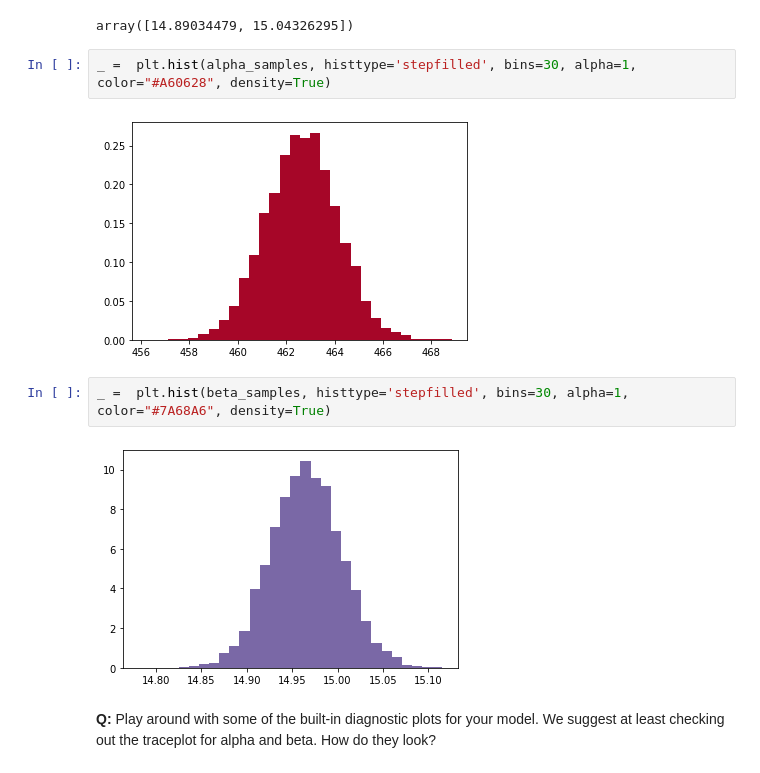
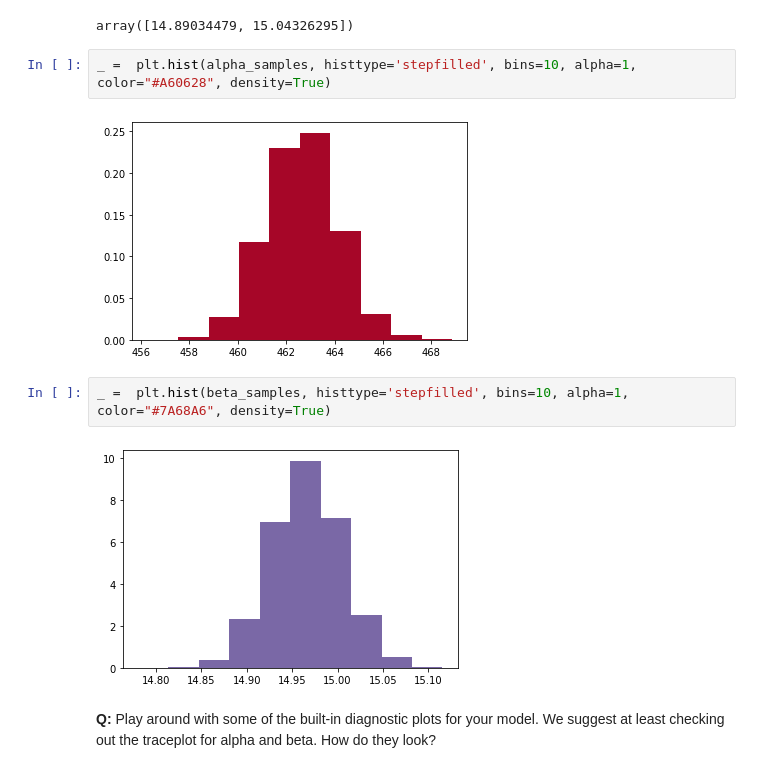
Before and after one commit to SANDIP79190219/housing_data_cleaning, a Jupyter notebook: inferential_statistics_3-Q.ipynb, the cells around one changed output. Saved outputs shown, nothing was run; the diff lists cells and outputs as text.

```diff
--- a/inferential_statistics_3-Q.ipynb
+++ b/inferential_statistics_3-Q.ipynb
@@ -145,13 +145,13 @@ np.percentile(beta_samples, [2.5, 97.5])
 # %% [output]
 array([14.89034479, 15.04326295])
 # %%
-_ =  plt.hist(alpha_samples, histtype='stepfilled', bins=30, alpha=1, color="#A60628", density=True)
+_ =  plt.hist(alpha_samples, histtype='stepfilled', bins=10, alpha=1, color="#A60628", density=True)
 # %% [output]
-[figure, old version]
+[figure, new version]
 # %%
-_ =  plt.hist(beta_samples, histtype='stepfilled', bins=30, alpha=1, color="#7A68A6", density=True)
+_ =  plt.hist(beta_samples, histtype='stepfilled', bins=10, alpha=1, color="#7A68A6", density=True)
 # %% [output]
-[figure, old version]
+[figure, new version]
 # %% [markdown]
 __Q:__ Play around with some of the built-in diagnostic plots for your model. We suggest at least checking out the traceplot for alpha and beta. How do they look?
 # %% [markdown]
```
Also changed, not shown: parts of 5 cells of this notebook.
